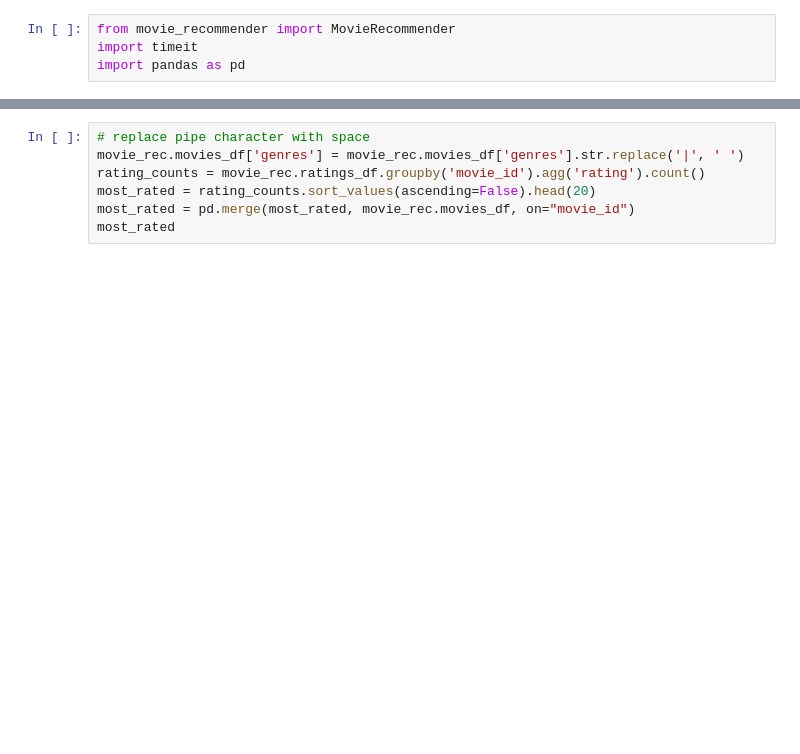
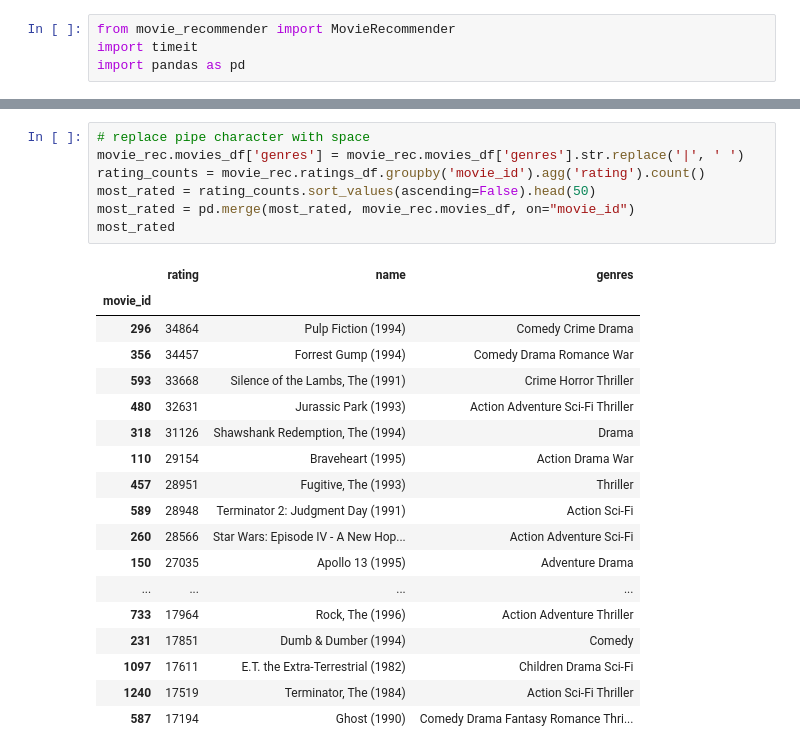
Before and after one commit to JohnMFrench/movie-recs, a Jupyter notebook: eda.ipynb, the cells around one changed output, grey strips where cells are left out. Cells and saved outputs as stored; diff of their text form; blank space fills up the shorter version.

```diff
--- a/eda.ipynb
+++ b/eda.ipynb
@@ -14,10 +18,29 @@ print(movie_rec.ratings_df['user_id'].nunique())
 # %%
 # replace pipe character with space
 movie_rec.movies_df['genres'] = movie_rec.movies_df['genres'].str.replace('|', ' ')
 rating_counts = movie_rec.ratings_df.groupby('movie_id').agg('rating').count()
-most_rated = rating_counts.sort_values(ascending=False).head(20)
+most_rated = rating_counts.sort_values(ascending=False).head(50)
 most_rated = pd.merge(most_rated, movie_rec.movies_df, on="movie_id")
 most_rated
+# %% [output]
+|  | rating | name | genres |
+| movie_id |  |  |  |
+| 296 | 34864 | Pulp Fiction (1994) | Comedy Crime Drama |
+| 356 | 34457 | Forrest Gump (1994) | Comedy Drama Romance War |
+| 593 | 33668 | Silence of the Lambs, The (1991) | Crime Horror Thriller |
+| 480 | 32631 | Jurassic Park (1993) | Action Adventure Sci-Fi Thriller |
+| 318 | 31126 | Shawshank Redemption, The (1994) | Drama |
+| 110 | 29154 | Braveheart (1995) | Action Drama War |
+| 457 | 28951 | Fugitive, The (1993) | Thriller |
+| 589 | 28948 | Terminator 2: Judgment Day (1991) | Action Sci-Fi |
+| 260 | 28566 | Star Wars: Episode IV - A New Hop... | Action Adventure Sci-Fi |
+| 150 | 27035 | Apollo 13 (1995) | Adventure Drama |
+| ... | ... | ... | ... |
+| 733 | 17964 | Rock, The (1996) | Action Adventure Thriller |
+| 231 | 17851 | Dumb & Dumber (1994) | Comedy |
+| 1097 | 17611 | E.T. the Extra-Terrestrial (1982) | Children Drama Sci-Fi |
+| 1240 | 17519 | Terminator, The (1984) | Action Sci-Fi Thriller |
+| 587 | 17194 | Ghost (1990) | Comedy Drama Fantasy Romance Thri... |
 # %%
 from ai_posters import test_api_route
 
```
Also changed, not shown: parts of 10 cells of this notebook, 2 other files.
